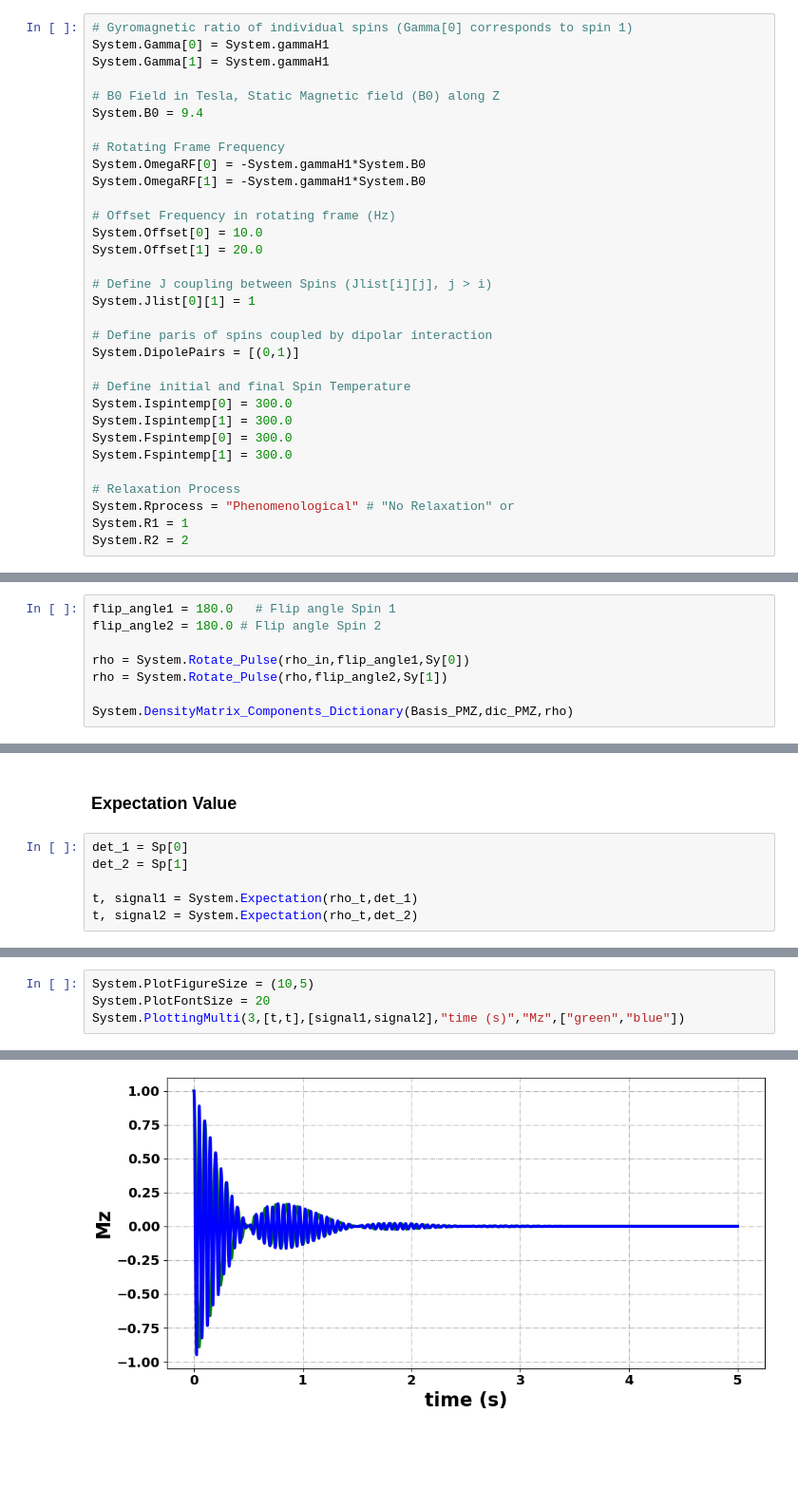
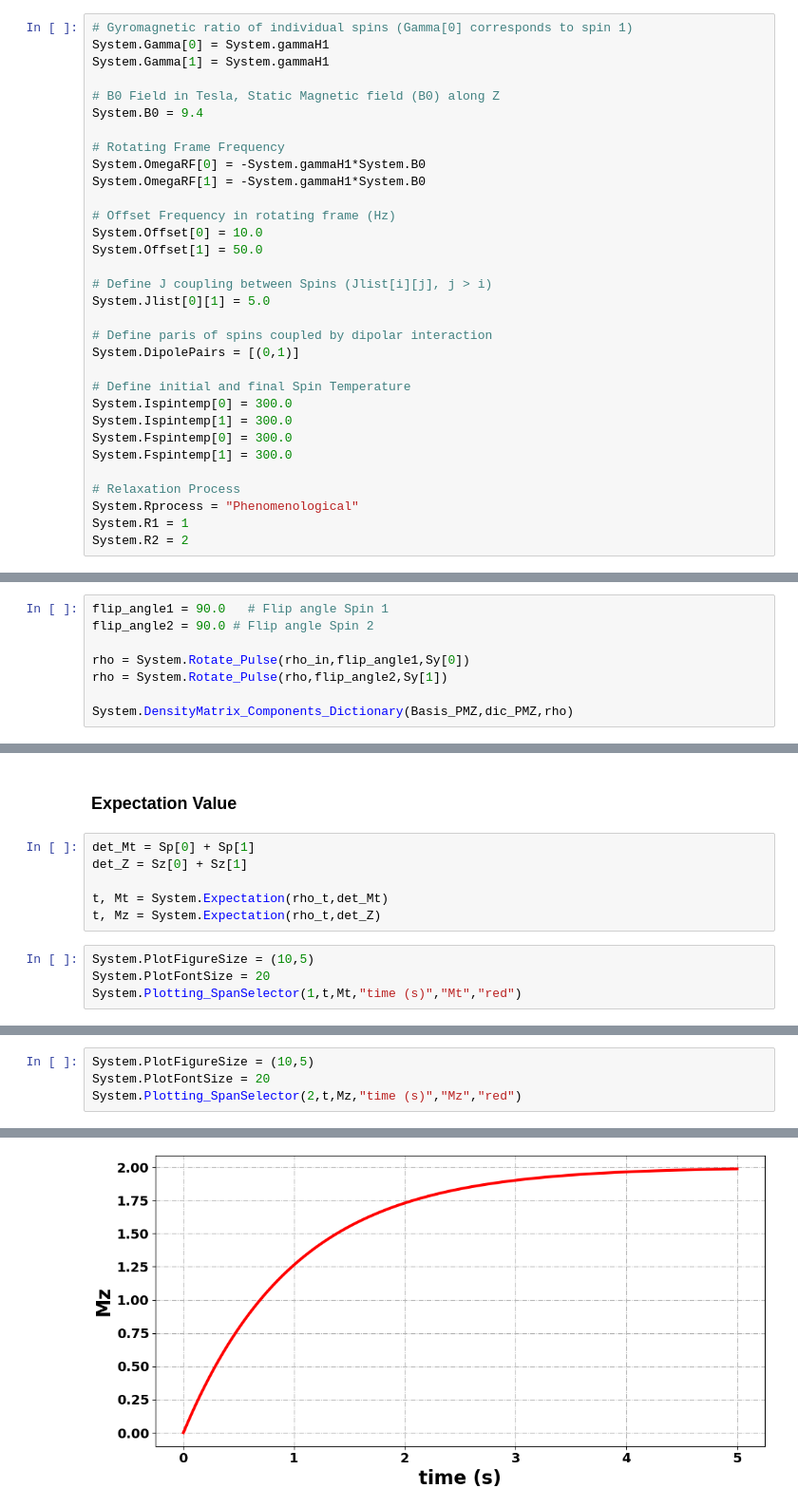
Before and after one commit to VThalakottoor/PyOR, a Jupyter notebook: Examples/1D_EXP/1D_Pulse Acquisition.ipynb, the cells around one changed output, grey strips where cells are left out. Shown at 95% size. Saved outputs shown, nothing was run; the diff lists cells and outputs as text; blank space fills up the shorter version.

```diff
--- a/Examples/1D_EXP/1D_Pulse Acquisition.ipynb
+++ b/Examples/1D_EXP/1D_Pulse Acquisition.ipynb
@@ -82,10 +100,10 @@ System.OmegaRF[1] = -System.gammaH1*System.B0
 
 # Offset Frequency in rotating frame (Hz)
 System.Offset[0] = 10.0
-System.Offset[1] = 20.0
+System.Offset[1] = 50.0
 
 # Define J coupling between Spins (Jlist[i][j], j > i)
-System.Jlist[0][1] = 1
+System.Jlist[0][1] = 5.0
 
 # Define paris of spins coupled by dipolar interaction
 System.DipolePairs = [(0,1)]
@@ -97,7 +115,7 @@ System.Fspintemp[0] = 300.0
 System.Fspintemp[1] = 300.0
 
 # Relaxation Process
-System.Rprocess = "Phenomenological" # "No Relaxation" or
+System.Rprocess = "Phenomenological"
 System.R1 = 1
 System.R2 = 2
 # %% [markdown]
@@ -155,8 +173,8 @@ Density Matrix = 1.0 Iz1 Id2  + 1.0 Id1 Iz2
 # %% [markdown]
 ### Pulse
 # %%
-flip_angle1 = 180.0   # Flip angle Spin 1
-flip_angle2 = 180.0 # Flip angle Spin 2
+flip_angle1 = 90.0   # Flip angle Spin 1
+flip_angle2 = 90.0 # Flip angle Spin 2
 
 rho = System.Rotate_Pulse(rho_in,flip_angle1,Sy[0])
 rho = System.Rotate_Pulse(rho,flip_angle2,Sy[1])
@@ -182,8 +200,12 @@ Total time = 2.346442461013794 seconds
 # %% [markdown]
 ### Expectation Value
 # %%
-det_1 = Sp[0]
-det_2 = Sp[1]
+det_Mt = Sp[0] + Sp[1]
+det_Z = Sz[0] + Sz[1]
 
-t, signal1 = System.Expectation(rho_t,det_1)
-t, signal2 = System.Expectation(rho_t,det_2)
+t, Mt = System.Expectation(rho_t,det_Mt)
+t, Mz = System.Expectation(rho_t,det_Z)
+# %%
+System.PlotFigureSize = (10,5)
+System.PlotFontSize = 20
+System.Plotting_SpanSelector(1,t,Mt,"time (s)","Mt","red")
@@ -190,5 +216,5 @@ t, signal2 = System.Expectation(rho_t,det_2)
 # %%
 System.PlotFigureSize = (10,5)
 System.PlotFontSize = 20
-System.PlottingMulti(3,[t,t],[signal1,signal2],"time (s)","Mz",["green","blue"])
+System.Plotting_SpanSelector(2,t,Mz,"time (s)","Mz","red")
 # %% [output]
@@ -195 +223 @@ System.PlottingMulti(3,[t,t],[signal1,signal2],"time (s)","Mz",["green","blue"])
-[figure, old version]
+[figure, new version]
```
Also changed, not shown: parts of 13 cells of this notebook.
